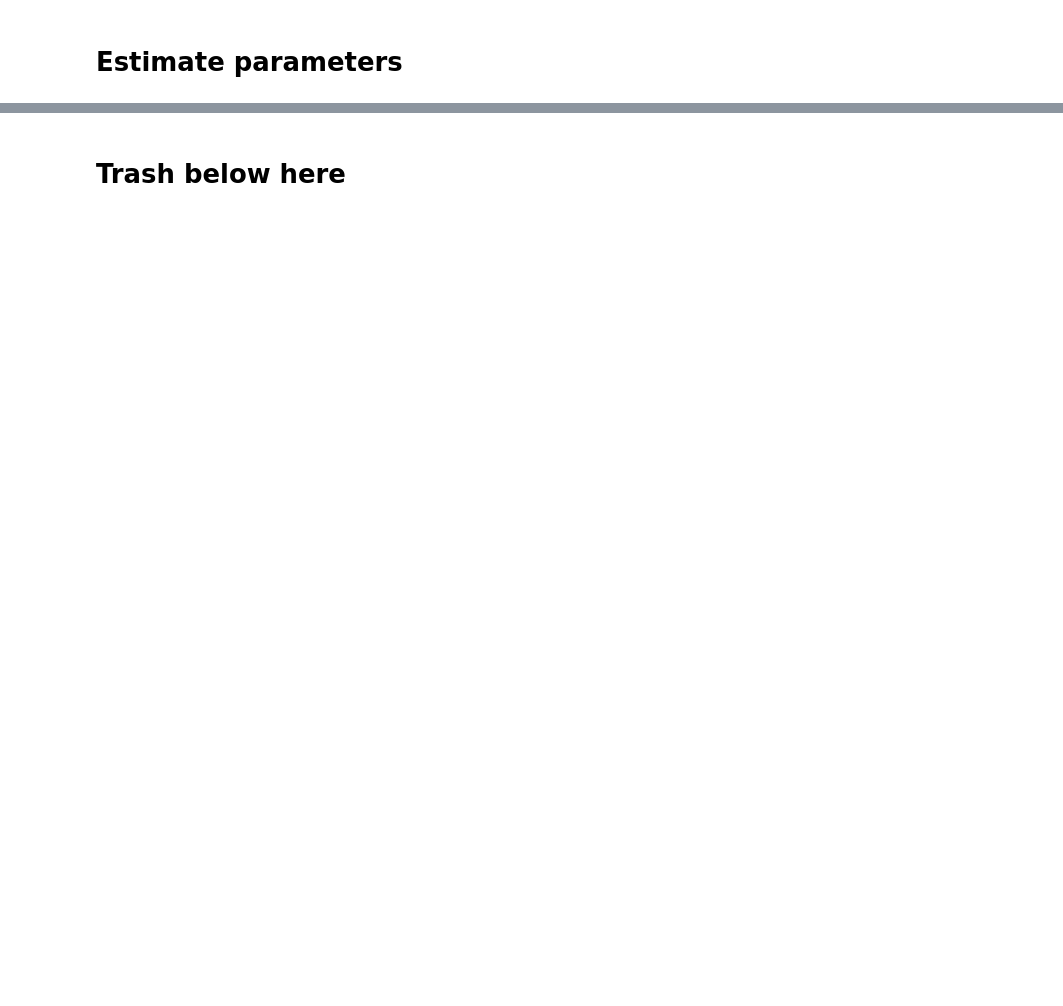
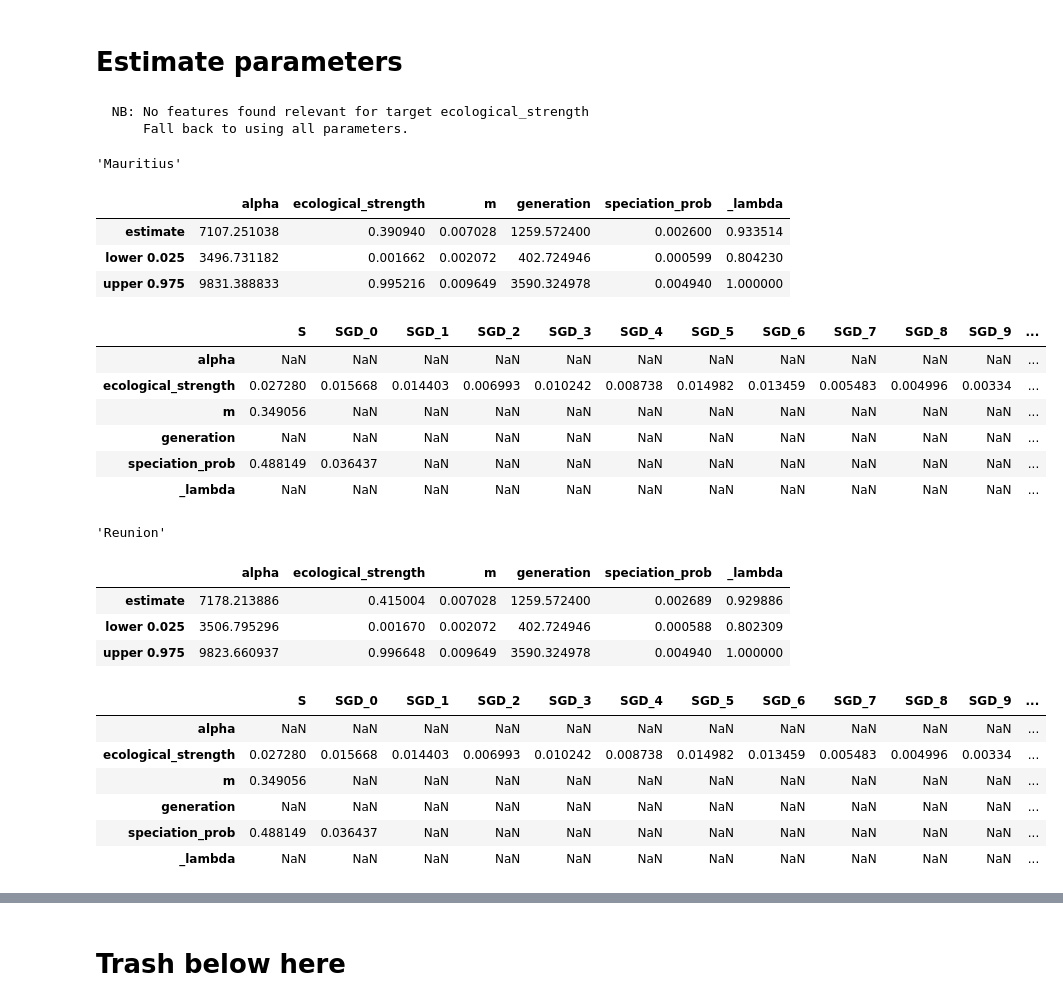
Before and after one commit to messDiv/MESS, a Jupyter notebook: jupyter-notebooks/empirical/Mascarene_weevils/Inference-Weevils.ipynb, the cells around one changed output, grey strips where cells are left out. Saved outputs shown, nothing was run; the diff lists cells and outputs as text; code cells hidden in the pictures; blank space fills up the shorter version.

```diff
--- a/jupyter-notebooks/empirical/Mascarene_weevils/Inference-Weevils.ipynb
+++ b/jupyter-notebooks/empirical/Mascarene_weevils/Inference-Weevils.ipynb
@@ -68,8 +95,36 @@ array([<matplotlib.axes._subplots.AxesSubplot object at 0x...>],
 # %% [markdown]
 # Estimate parameters
 # %%
-rgr = MESS.inference.Regressor(empirical_df=m_df, simfile=simfile, algorithm="rfq")
+rgr = MESS.inference.Regressor(empirical_df=m_df, simfile=simfile, target_model="neutral", algorithm="rfq")
 for isl, df in zip(["Mauritius", "Reunion"], [m_df, r_df]):
     rgr.set_data(df)
     est = rgr.predict(select_features=True, param_search=True, quick=False, verbose=False)
+    rgr.dump(outfile="{}/{}_regressor.mdl".format(isl, isl))
     display(isl, est, rgr.feature_importances())
+# %% [output]
+  NB: No features found relevant for target ecological_strength
+      Fall back to using all parameters.
+'Mauritius'
+|  | alpha | ecological_strength | m | generation | speciation_prob | _lambda |
+| estimate | 7107.251038 | 0.390940 | 0.007028 | 1259.572400 | 0.002600 | 0.933514 |
+| lower 0.025 | 3496.731182 | 0.001662 | 0.002072 | 402.724946 | 0.000599 | 0.804230 |
+| upper 0.975 | 9831.388833 | 0.995216 | 0.009649 | 3590.324978 | 0.004940 | 1.000000 |
+|  | S | SGD_0 | SGD_1 | SGD_2 | SGD_3 | SGD_4 | SGD_5 | SGD_6 | SGD_7 | SGD_8 | SGD_9 | ... |
+| alpha | NaN | NaN | NaN | NaN | NaN | NaN | NaN | NaN | NaN | NaN | NaN | ... |
+| ecological_strength | 0.027280 | 0.015668 | 0.014403 | 0.006993 | 0.010242 | 0.008738 | 0.014982 | 0.013459 | 0.005483 | 0.004996 | 0.00334 | ... |
+| m | 0.349056 | NaN | NaN | NaN | NaN | NaN | NaN | NaN | NaN | NaN | NaN | ... |
+| generation | NaN | NaN | NaN | NaN | NaN | NaN | NaN | NaN | NaN | NaN | NaN | ... |
+| speciation_prob | 0.488149 | 0.036437 | NaN | NaN | NaN | NaN | NaN | NaN | NaN | NaN | NaN | ... |
+| _lambda | NaN | NaN | NaN | NaN | NaN | NaN | NaN | NaN | NaN | NaN | NaN | ... |
+'Reunion'
+|  | alpha | ecological_strength | m | generation | speciation_prob | _lambda |
+| estimate | 7178.213886 | 0.415004 | 0.007028 | 1259.572400 | 0.002689 | 0.929886 |
+| lower 0.025 | 3506.795296 | 0.001670 | 0.002072 | 402.724946 | 0.000588 | 0.802309 |
+| upper 0.975 | 9823.660937 | 0.996648 | 0.009649 | 3590.324978 | 0.004940 | 1.000000 |
+|  | S | SGD_0 | SGD_1 | SGD_2 | SGD_3 | SGD_4 | SGD_5 | SGD_6 | SGD_7 | SGD_8 | SGD_9 | ... |
+| alpha | NaN | NaN | NaN | NaN | NaN | NaN | NaN | NaN | NaN | NaN | NaN | ... |
+| ecological_strength | 0.027280 | 0.015668 | 0.014403 | 0.006993 | 0.010242 | 0.008738 | 0.014982 | 0.013459 | 0.005483 | 0.004996 | 0.00334 | ... |
+| m | 0.349056 | NaN | NaN | NaN | NaN | NaN | NaN | NaN | NaN | NaN | NaN | ... |
+| generation | NaN | NaN | NaN | NaN | NaN | NaN | NaN | NaN | NaN | NaN | NaN | ... |
+| speciation_prob | 0.488149 | 0.036437 | NaN | NaN | NaN | NaN | NaN | NaN | NaN | NaN | NaN | ... |
+| _lambda | NaN | NaN | NaN | NaN | NaN | NaN | NaN | NaN | NaN | NaN | NaN | ... |
```
Also changed, not shown: parts of 10 cells of this notebook, 5 other files.
